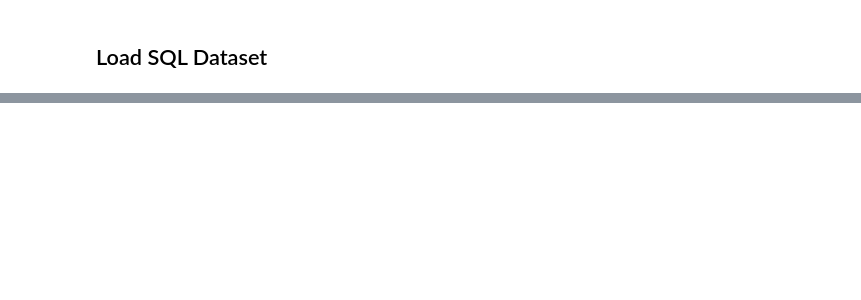
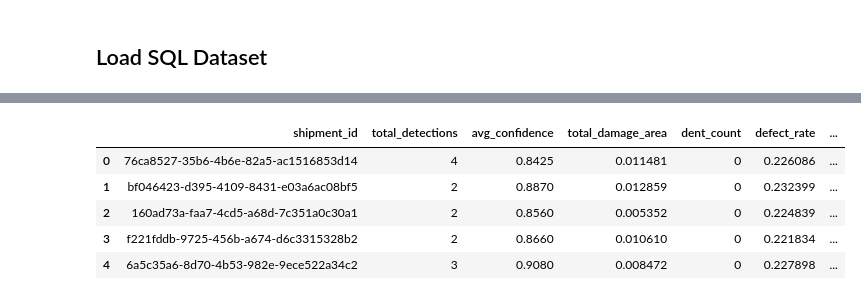
Before and after one commit to Mipjeiger/logistic-business-AI-Engineer-end-to-end-solution, a Jupyter notebook: notebooks/02_pipelines_langchain.ipynb, the cells around one changed output, grey strips where cells are left out. Cells and saved outputs as stored; diff of their text form; code cells hidden in the pictures; blank space fills up the shorter version.

```diff
--- a/notebooks/02_pipelines_langchain.ipynb
+++ b/notebooks/02_pipelines_langchain.ipynb
@@ -85,0 +124,10 @@ metadata.head()
+# %%
+# ML Layer: SELECT * FROM ml.inspection_training;
+load_data(query_14).head()
+# %% [output]
+|  | shipment_id | total_detections | avg_confidence | total_damage_area | dent_count | defect_rate | ... |
+| 0 | 76ca8527-35b6-4b6e-82a5-ac1516853d14 | 4 | 0.8425 | 0.011481 | 0 | 0.226086 | ... |
+| 1 | bf046423-d395-4109-8431-e03a6ac08bf5 | 2 | 0.8870 | 0.012859 | 0 | 0.232399 | ... |
+| 2 | 160ad73a-faa7-4cd5-a68d-7c351a0c30a1 | 2 | 0.8560 | 0.005352 | 0 | 0.224839 | ... |
+| 3 | f221fddb-9725-456b-a674-d6c3315328b2 | 2 | 0.8660 | 0.010610 | 0 | 0.221834 | ... |
+| 4 | 6a5c35a6-8d70-4b53-982e-9ece522a34c2 | 3 | 0.9080 | 0.008472 | 0 | 0.227898 | ... |
```
Also changed, not shown: parts of 7 cells of this notebook, 18 other files.
